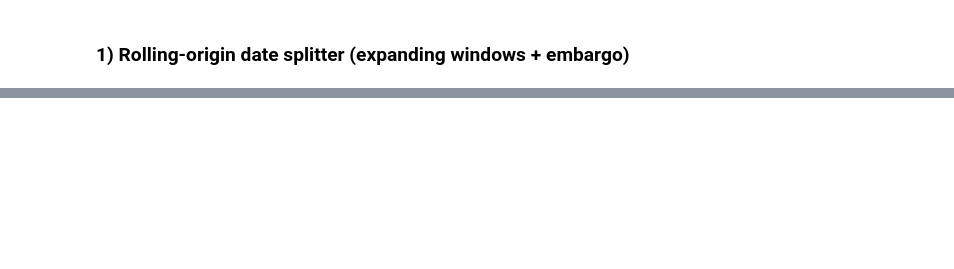
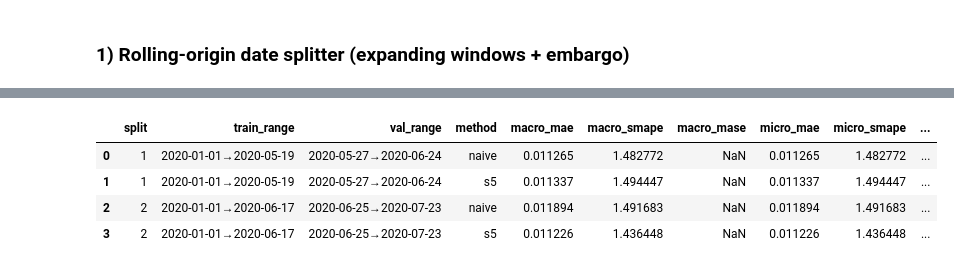
Before and after one commit to ywanglab/STAT4160, a Jupyter notebook: notebooks/lec15-inclass.ipynb, the cells around one changed output, grey strips where cells are left out. Saved outputs shown, nothing was run; the diff lists cells and outputs as text; code cells hidden in the pictures; blank space fills up the shorter version.

```diff
--- a/notebooks/lec15-inclass.ipynb
+++ b/notebooks/lec15-inclass.ipynb
@@ -349,7 +382,7 @@ def make_rolling_origin_splits(dates: pd.Series,
     i = train_min - 1
     while True:
         if i >= n: break
-        tr_start, tr_end = u[0], u[i]
+        tr_start, tr_end = u[0], u[i] # note the start does not change, expanding training window
         vs_idx = i + embargo + 1
         ve_idx = vs_idx + val_size - 1
         if ve_idx >= n: break
@@ -366,6 +399,6 @@ def splits_to_indices(df, split):
     assert b < c
     return tr_idx, va_idx
 
-splits = make_rolling_origin_splits(returns["date"], train_min= 100, val_size=63, step=63, embargo=5)
-len(splits), splits[:2]
+splits = make_rolling_origin_splits(returns["date"], train_min= 100, val_size=21, step=21, embargo=5)
+len(splits), splits[:3]
 # %% [output]
@@ -376,0 +713,94 @@ len(splits), splits[:2]
+# %%
+# Precompute predictions over the entire frame once (safe: uses only past values via shift)
+seasonality = 5  # business-day weekly
+preds_all = add_baseline_preds(returns, seasonality=seasonality)
+
+def per_ticker_metrics(df_val, df_train, method="naive") -> pd.DataFrame:
+    """
+    Compute per-ticker MAE, sMAPE, MASE for the chosen method ('naive' or 's').
+    MASE scale uses TRAIN window and the same comparator as method.
+    """
+    rows=[]
+    col = "yhat_naive" if method=="naive" else "yhat_s"
+    for tkr, g in df_val.groupby("ticker"): #.groupby("ticker", observed=True) to suppress the warning, see the explanations below.
+        gv = g.dropna(subset=["r_1d", col])
+        if len(gv)==0:
+            continue
+        # TRAIN scale (per ticker)
+        gt = df_train[df_train["ticker"]==tkr].dropna(subset=["r_1d"])
+        if method=="naive":
+            gt_pred = gt["log_return"]  # s=1
+        else:
+            gt_pred = gt["log_return"].shift(seasonality-1)
+        gt_clean = gt.dropna(subset=["r_1d"]).copy()
+        gt_pred = gt_pred.loc[gt_clean.index]  #align index
+        gt_clean = gt_clean.dropna(subset=["r_1d"])
+        # Align indices
+        y_tr = gt_clean["r_1d"].to_numpy()
+        yhat_tr_naive = gt_pred.to_numpy()
+        # VAL metrics
+        y = gv["r_1d"].to_numpy()
+        yhat = gv[col].to_numpy()
+        rows.append({
+            "ticker": tkr,
+            "n": int(len(y)),
+            "mae": mae(y,yhat),
+            "smape": smape(y,yhat),
+            "mase": mase(y, yhat, y_tr, yhat_tr_naive),
+        })
+    return pd.DataFrame(rows)
+
+def aggregate_across_tickers(per_ticker_df: pd.DataFrame) -> Dict[str,float]:
+    if per_ticker_df.empty:
+        return {"macro_mae":np.nan,"macro_smape":np.nan,"macro_mase":np.nan,
+                "micro_mae":np.nan,"micro_smape":np.nan,"micro_mase":np.nan}
+    # Macro = unweighted mean across tickers
+    macro = per_ticker_df[["mae","smape","mase"]].mean().to_dict()
+    # Micro/weighted by n (pooled)
+    w = per_ticker_df["n"].to_numpy()
+    micro = {
+        "micro_mae": float(np.average(per_ticker_df["mae"], weights=w)), #weighted avg
+        "micro_smape": float(np.average(per_ticker_df["smape"], weights=w)),
+        "micro_mase": float(np.average(per_ticker_df["mase"], weights=w)),
+    }
+    return {f"macro_{k}": float(v) for k,v in macro.items()} | micro  # `|` combine two dictionarys, see explanations below
+
+# Run on 2 splits in class; you can expand later
+import pathlib, json
+pathlib.Path("reports").mkdir(exist_ok=True)
+rows=[]
+for sid, split in enumerate(splits[:2], start=1):
+    a,b,c,d = split
+    tr_idx, va_idx = splits_to_indices(returns, split)
+    tr = preds_all.loc[tr_idx].copy()
+    va = preds_all.loc[va_idx].copy()
+    # Per-ticker metrics for two baselines
+    pt_naive = per_ticker_metrics(va, tr, method="naive")
+    pt_s     = per_ticker_metrics(va, tr, method="s")
+    agg_naive = aggregate_across_tickers(pt_naive)
+    agg_s     = aggregate_across_tickers(pt_s)
+    # Save per-split, per-ticker
+    pt_naive.to_csv(f"reports/baseline_naive_split{sid}.csv", index=False)
+    pt_s.to_csv(f"reports/baseline_s{seasonality}_split{sid}.csv", index=False)
+    rows.append({
+        "split": sid,
+        "train_range": f"{a.date()}→{b.date()}",
+        "val_range": f"{c.date()}→{d.date()}",
+        "method": "naive", **agg_naive  # **agg_naive: dictionary expansion (see below for explanations)
+    })
+    rows.append({
+        "split": sid,
+        "train_range": f"{a.date()}→{b.date()}",
+        "val_range": f"{c.date()}→{d.date()}",
+        "method": f"s{seasonality}", **agg_s
+    })
+
+summary = pd.DataFrame(rows)
+summary.to_csv("reports/baselines_rollingorigin_summary.csv", index=False)
+summary
+# %% [output]
+|  | split | train_range | val_range | method | macro_mae | macro_smape | macro_mase | micro_mae | micro_smape | ... |
+| 0 | 1 | 2020-01-01→2020-05-19 | 2020-05-27→2020-06-24 | naive | 0.011265 | 1.482772 | NaN | 0.011265 | 1.482772 | ... |
+| 1 | 1 | 2020-01-01→2020-05-19 | 2020-05-27→2020-06-24 | s5 | 0.011337 | 1.494447 | NaN | 0.011337 | 1.494447 | ... |
+| 2 | 2 | 2020-01-01→2020-06-17 | 2020-06-25→2020-07-23 | naive | 0.011894 | 1.491683 | NaN | 0.011894 | 1.491683 | ... |
+| 3 | 2 | 2020-01-01→2020-06-17 | 2020-06-25→2020-07-23 | s5 | 0.011226 | 1.436448 | NaN | 0.011226 | 1.436448 | ... |
```
Also changed, not shown: parts of 18 cells of this notebook, 12 other files.
